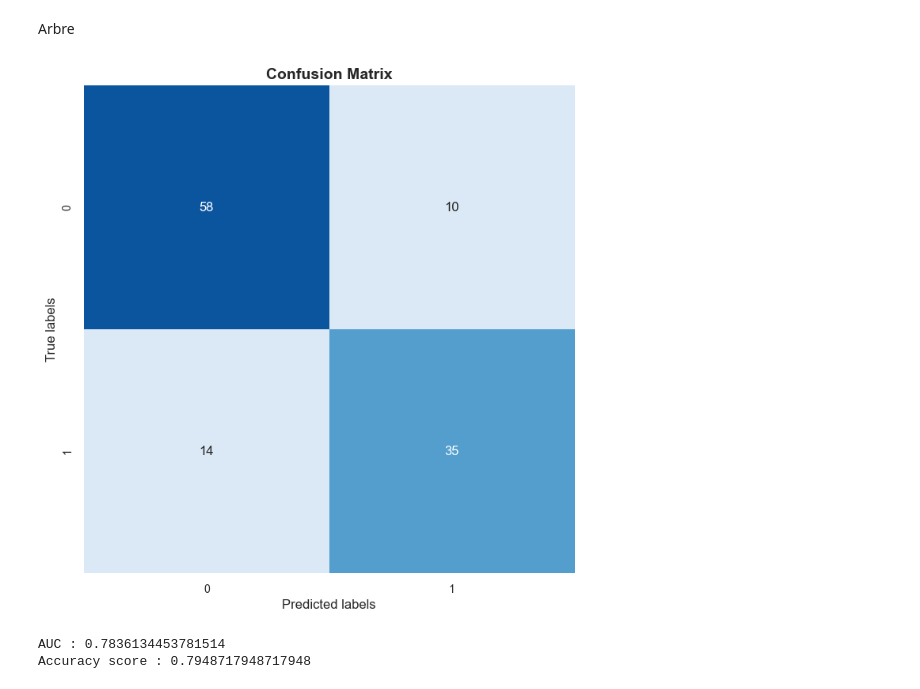
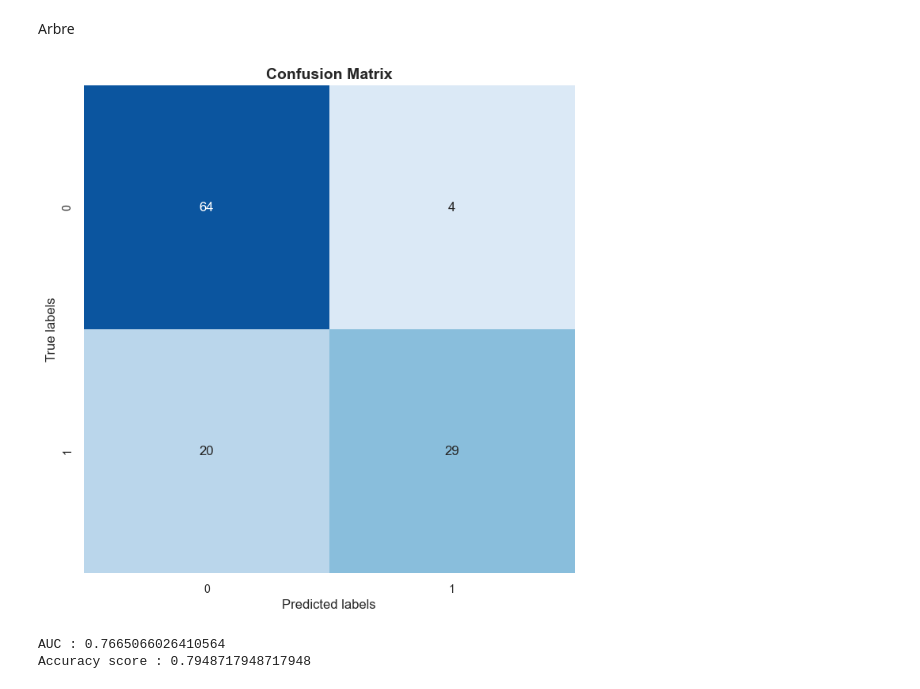
Before and after one commit to atekiouk/Sujet_2, a Jupyter notebook: Notebooks/Junk_post_detection.ipynb, the cells around one changed output. Saved outputs shown, nothing was run; the diff lists cells and outputs as text; code cells hidden in the pictures.

Commit message:
tree 3

```diff
--- a/Notebooks/Junk_post_detection.ipynb
+++ b/Notebooks/Junk_post_detection.ipynb
@@ -289,15 +301,15 @@ y_test = test['is_junk']
 # %% [markdown]
 Arbre
 # %%
-tree = DecisionTreeClassifier(criterion = 'entropy', max_depth=8, ccp_alpha = 0.011, min_samples_leaf = 5)
+tree = DecisionTreeClassifier(criterion = 'gini', max_depth=8, ccp_alpha = 0.011, min_samples_leaf = 5)
 tree.fit(X_train,y_train)
 y_pred = tree.predict(X_test)
 utilities.plot_confusion_matrix(y_true = y_test, y_pred = y_pred)
 fpr, tpr, thresholds = metrics.roc_curve(y_test, y_pred)
 print(f"AUC : {metrics.auc(fpr, tpr)}")
 print(f"Accuracy score : {metrics.accuracy_score(y_test, y_pred)}")
 # %% [output]
-[figure, old version]
+[figure, new version]
-AUC : 0.7836134453781514
+AUC : 0.7665066026410564
 Accuracy score : 0.7948717948717948
 # %%
```
Also changed, not shown: parts of 7 cells of this notebook, 1 other file.
